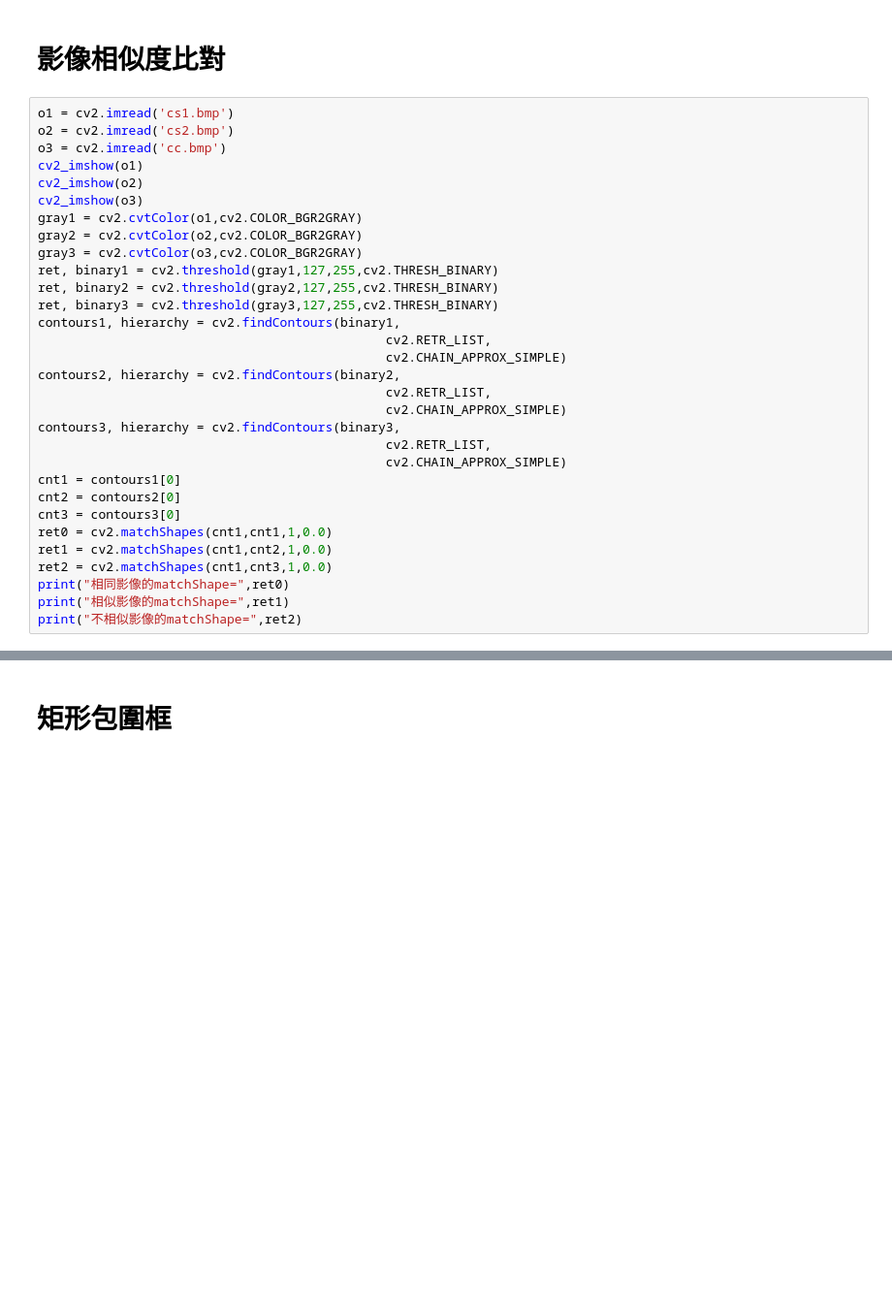
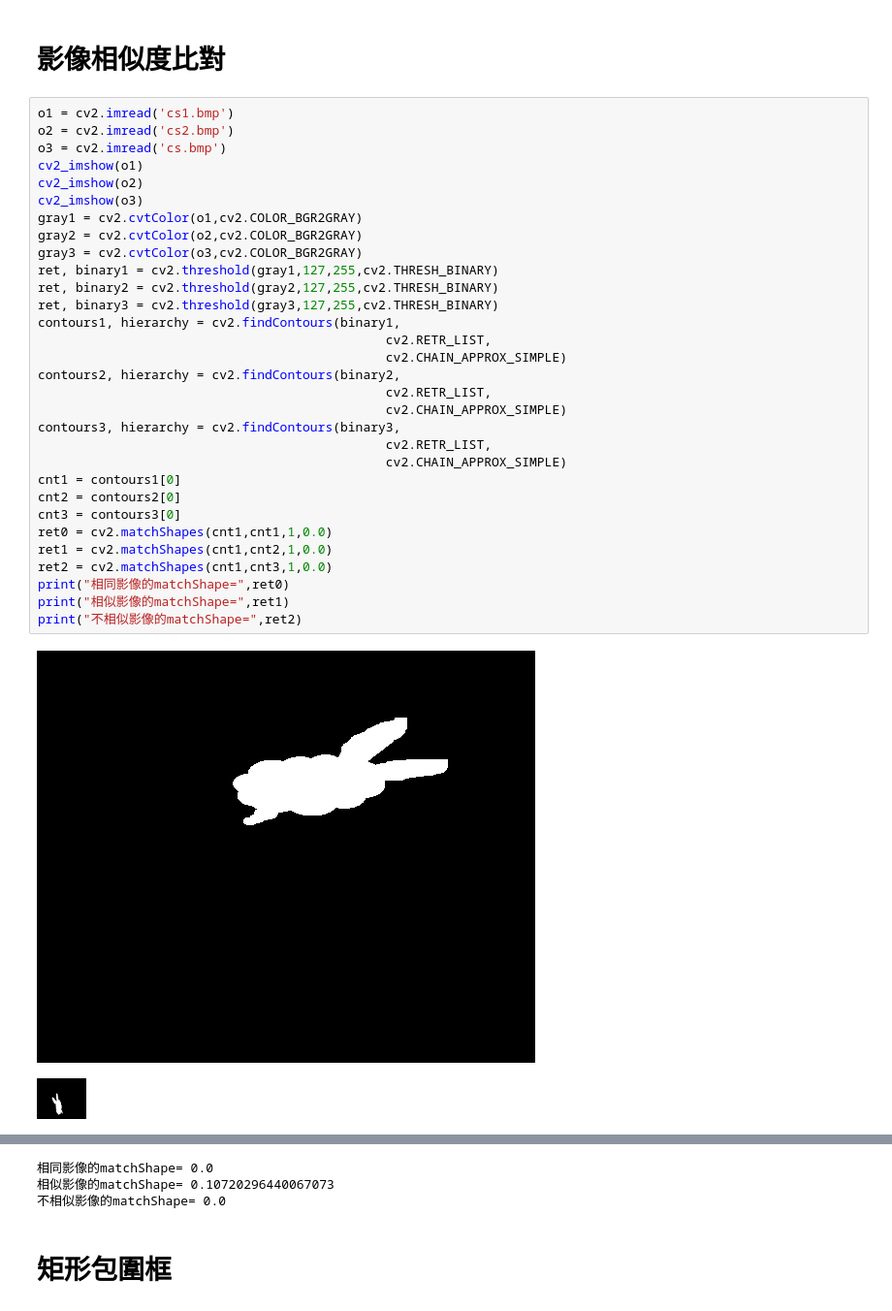
Before and after one commit to joshhu/must_opencv, a Jupyter notebook: Codes/Image_Processing/(opencv_cht)Image_Contour.ipynb, the cells around one changed output, grey strips where cells are left out. Shown at 97% size. Drawn from its saved outputs; the diff is of its cells as text; blank space fills up the shorter version.

```diff
--- a/Codes/Image_Processing/(opencv_cht)Image_Contour.ipynb
+++ b/Codes/Image_Processing/(opencv_cht)Image_Contour.ipynb
@@ -117,31 +182,34 @@ for i in range(n):
 # %%
 o1 = cv2.imread('cs1.bmp')
 o2 = cv2.imread('cs2.bmp')
-o3 = cv2.imread('cc.bmp')
+o3 = cv2.imread('cs.bmp')
 cv2_imshow(o1)
 cv2_imshow(o2)
 cv2_imshow(o3)
 gray1 = cv2.cvtColor(o1,cv2.COLOR_BGR2GRAY)
 gray2 = cv2.cvtColor(o2,cv2.COLOR_BGR2GRAY)
 gray3 = cv2.cvtColor(o3,cv2.COLOR_BGR2GRAY)
 ret, binary1 = cv2.threshold(gray1,127,255,cv2.THRESH_BINARY)
 ret, binary2 = cv2.threshold(gray2,127,255,cv2.THRESH_BINARY)
 ret, binary3 = cv2.threshold(gray3,127,255,cv2.THRESH_BINARY)
 contours1, hierarchy = cv2.findContours(binary1,
                                               cv2.RETR_LIST,
                                               cv2.CHAIN_APPROX_SIMPLE)
 contours2, hierarchy = cv2.findContours(binary2,
                                               cv2.RETR_LIST,
                                               cv2.CHAIN_APPROX_SIMPLE)
 contours3, hierarchy = cv2.findContours(binary3,
                                               cv2.RETR_LIST,
                                               cv2.CHAIN_APPROX_SIMPLE)
 cnt1 = contours1[0]
 cnt2 = contours2[0]
 cnt3 = contours3[0]
 ret0 = cv2.matchShapes(cnt1,cnt1,1,0.0)
 ret1 = cv2.matchShapes(cnt1,cnt2,1,0.0)
 ret2 = cv2.matchShapes(cnt1,cnt3,1,0.0)
 print("相同影像的matchShape=",ret0)
 print("相似影像的matchShape=",ret1)
 print("不相似影像的matchShape=",ret2)
+# %% [output]
+[figure, added]
+[figure, added]
@@ -148,3 +217,6 @@ print("不相似影像的matchShape=",ret2)
+相同影像的matchShape= 0.0
+相似影像的matchShape= 0.10720296440067073
+不相似影像的matchShape= 0.0
 # %% [markdown]
 # 矩形包圍框
 # %%
```
Also changed, not shown: parts of 35 cells of this notebook, 4 other files.
